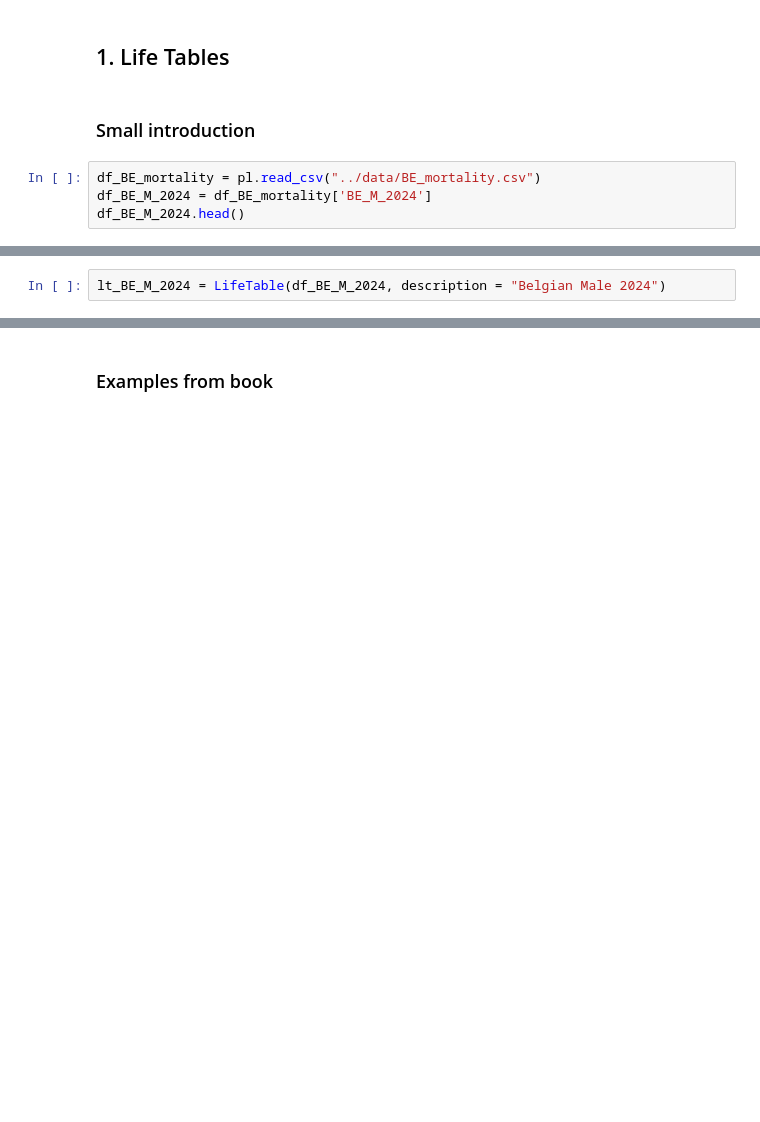
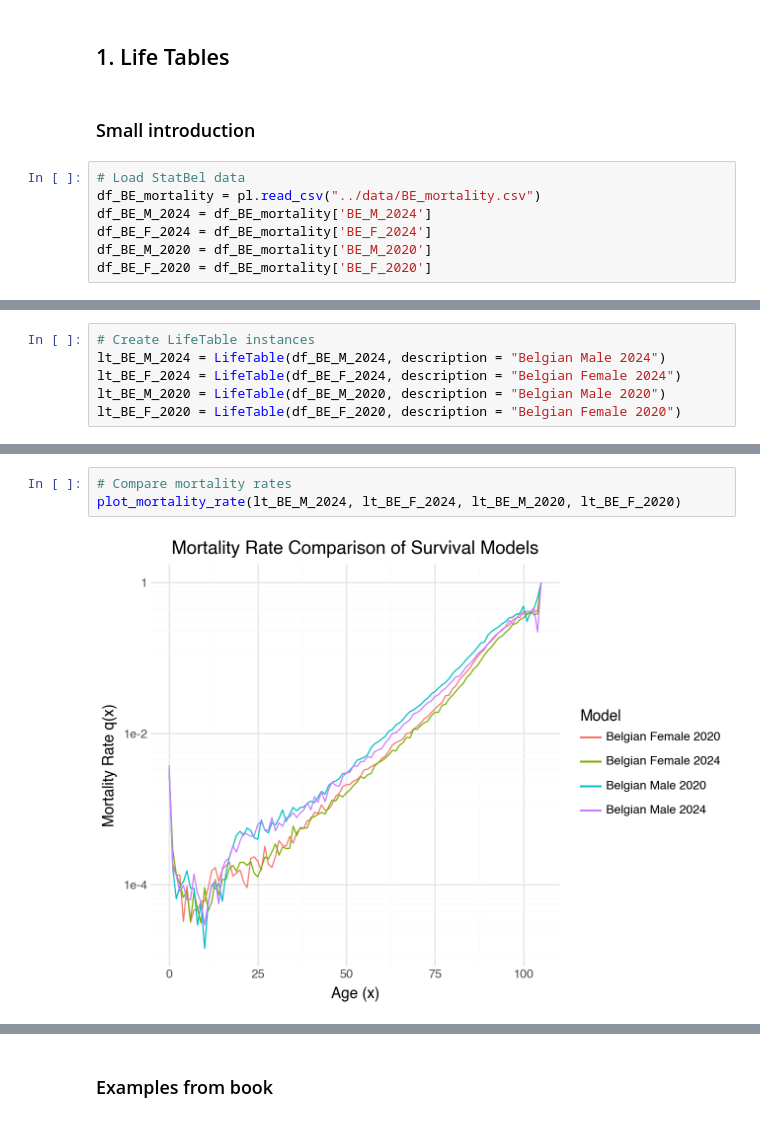
Before and after one commit to RuCoppens96/LifeContingentRisk, a Jupyter notebook: notebooks/1_Surivial_Models.ipynb, the cells around one changed output, grey strips where cells are left out. Cells and saved outputs as stored; diff of their text form; blank space fills up the shorter version.

```diff
--- a/notebooks/1_Surivial_Models.ipynb
+++ b/notebooks/1_Surivial_Models.ipynb
@@ -10,6 +11,9 @@ from src.LifeTable import LifeTable
 # %% [markdown]
 ### Small introduction
 # %%
+# Load StatBel data
 df_BE_mortality = pl.read_csv("../data/BE_mortality.csv")
 df_BE_M_2024 = df_BE_mortality['BE_M_2024']
-df_BE_M_2024.head()
+df_BE_F_2024 = df_BE_mortality['BE_F_2024']
+df_BE_M_2020 = df_BE_mortality['BE_M_2020']
+df_BE_F_2020 = df_BE_mortality['BE_F_2020']
@@ -30,2 +20,6 @@ shape: (10,)
 # %%
+# Create LifeTable instances
 lt_BE_M_2024 = LifeTable(df_BE_M_2024, description = "Belgian Male 2024")
+lt_BE_F_2024 = LifeTable(df_BE_F_2024, description = "Belgian Female 2024")
+lt_BE_M_2020 = LifeTable(df_BE_M_2020, description = "Belgian Male 2020")
+lt_BE_F_2020 = LifeTable(df_BE_F_2020, description = "Belgian Female 2020")
@@ -39,0 +31,5 @@ lt_BE_M_2024.plot()
+# %%
+# Compare mortality rates
+plot_mortality_rate(lt_BE_M_2024, lt_BE_F_2024, lt_BE_M_2020, lt_BE_F_2020)
+# %% [output]
+[figure, added]
```
Also changed, not shown: parts of 5 cells of this notebook, 1 other file.
